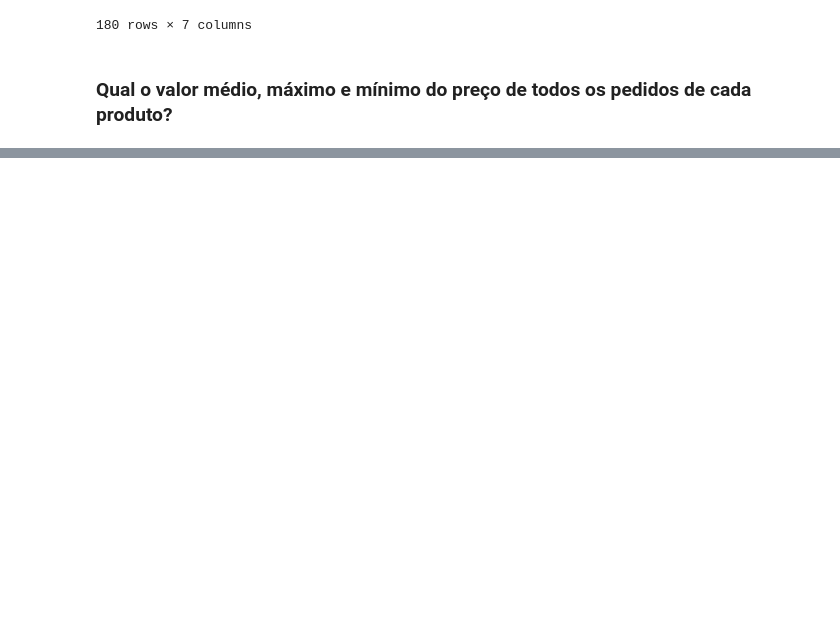
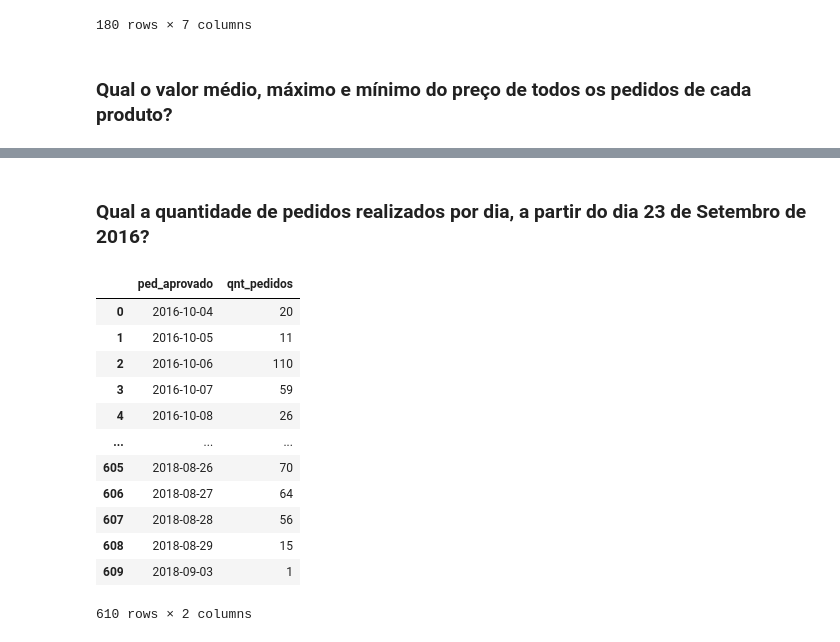
Before and after one commit to C41m/C41m-sql_ecommerce, a Jupyter notebook: sql.ipynb, the cells around one changed output, grey strips where cells are left out. Drawn from its saved outputs; the diff is of its cells as text; code cells hidden in the pictures; blank space fills up the shorter version.

```diff
--- a/sql.ipynb
+++ b/sql.ipynb
@@ -866,0 +1029,36 @@ display(df)
+# %% [markdown]
+### Qual a quantidade de pedidos realizados por dia, a partir do dia 23 de Setembro de 2016?
+# %%
+cursor.execute(
+  """
+  SELECT
+    DATE (o.order_approved_at) AS ped_aprovado,
+    COUNT(o.order_id) AS qnt_pedidos
+  FROM
+    orders o
+  WHERE
+    o.order_approved_at > "2016-09-23"
+  GROUP BY
+    DATE (o.order_approved_at)
+  """
+)
+
+rows = cursor.fetchall()
+
+df = pd.DataFrame(rows, columns=["ped_aprovado", "qnt_pedidos"])
+
+display(df)
+# %% [output]
+|  | ped_aprovado | qnt_pedidos |
+| 0 | 2016-10-04 | 20 |
+| 1 | 2016-10-05 | 11 |
+| 2 | 2016-10-06 | 110 |
+| 3 | 2016-10-07 | 59 |
+| 4 | 2016-10-08 | 26 |
+| ... | ... | ... |
+| 605 | 2018-08-26 | 70 |
+| 606 | 2018-08-27 | 64 |
+| 607 | 2018-08-28 | 56 |
+| 608 | 2018-08-29 | 15 |
+| 609 | 2018-09-03 | 1 |
+610 rows × 2 columns
```
Also changed, not shown: parts of 15 cells of this notebook, 1 other file.
